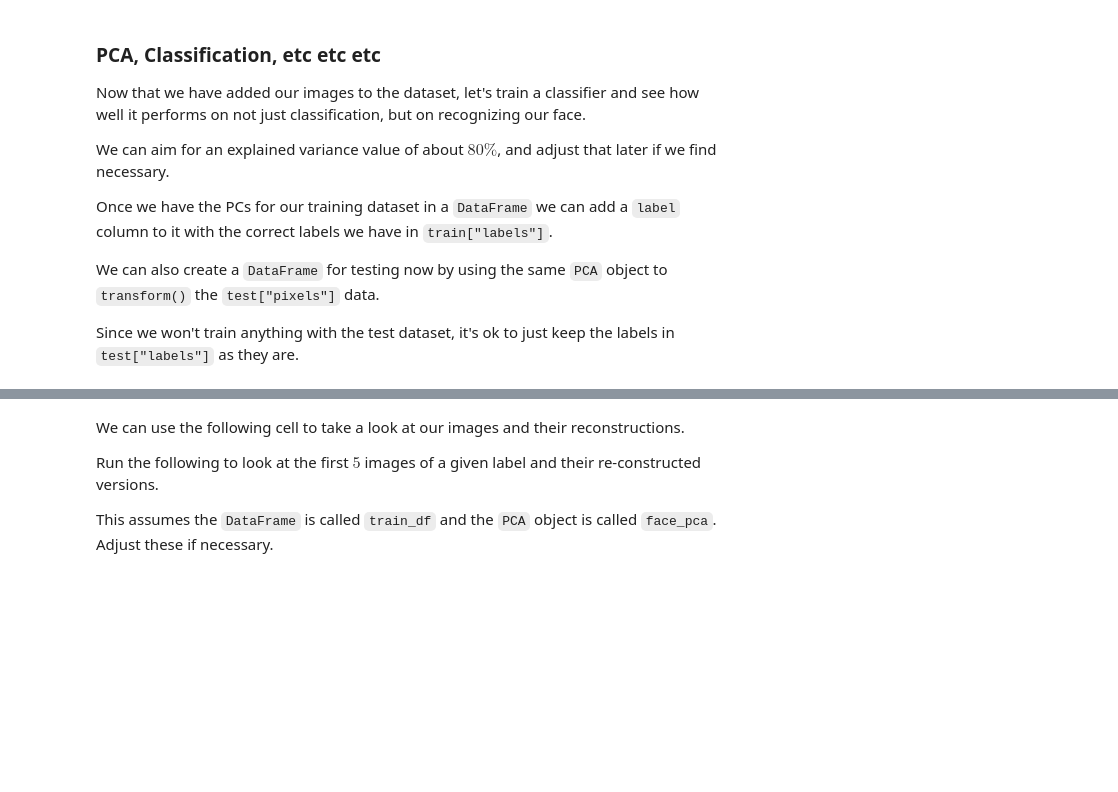
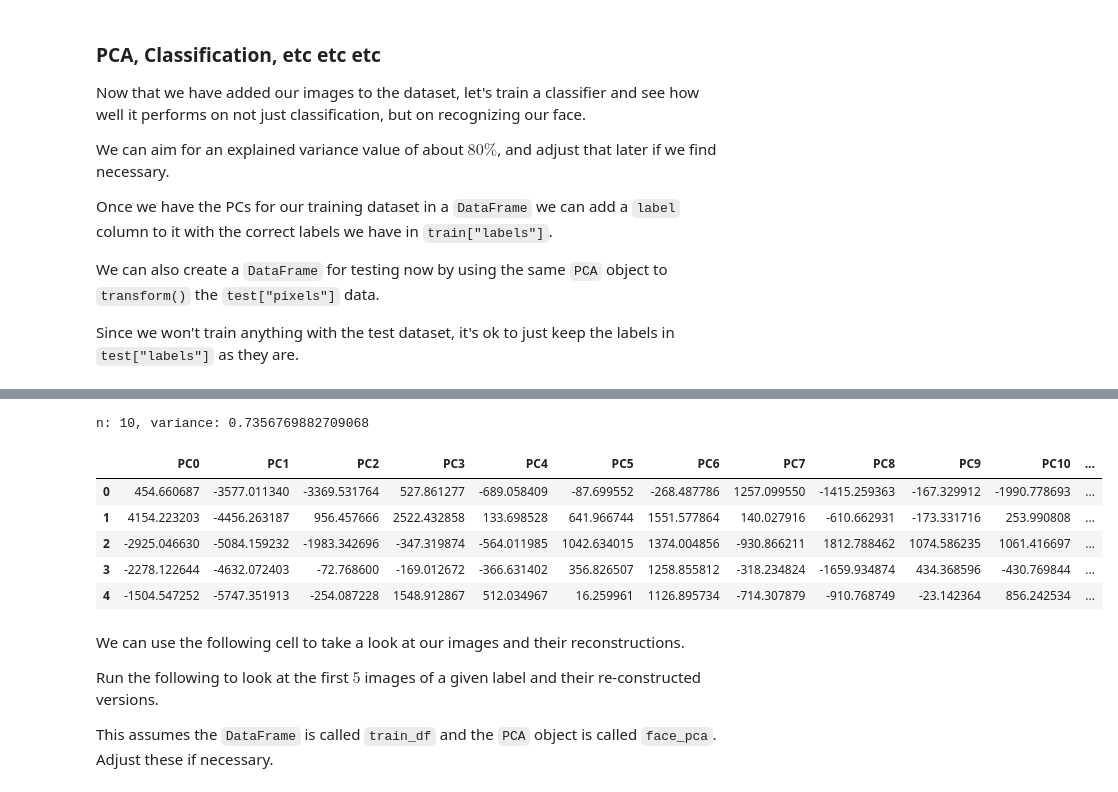
Before and after one commit to idmmachinelearning-ms/HW10, a Jupyter notebook: HW10.ipynb, the cells around one changed output, grey strips where cells are left out. Drawn from its saved outputs; the diff is of its cells as text; code cells hidden in the pictures; blank space fills up the shorter version.

```diff
--- a/HW10.ipynb
+++ b/HW10.ipynb
@@ -240,3 +204,34 @@ TypeError: list indices must be integers or slices, not str
+# %%
+# TODO: reload the dataset, now with our images
+train, test = LFWUtils.train_test_split(0.5)
+
+# TODO: create PCA, fit and transform train data
+train_df = pd.DataFrame(train)
+train_PCA = PCA(n_components=20)
+pixel_data = list(train_df["pixels"])
+
+train_PCA_df = train_PCA.fit_transform(pixel_data)
+
+# TODO: check PCA captured variance
+train_PCA.explained_variance()
+print("n: 10, variance:", train_PCA.explained_variance())
+display(train_PCA_df.head()[:5])
+
+# TODO: prepare DataFrame for training (add label column)
+train_PCA_df["label"] = train_df["labels"]
+
+# TODO: create the test DataFrame by running PCA on the test data
+test_df = pd.DataFrame(test)
+test_pixel_data = list(test_df["pixels"])
+test_PCA_df = train_PCA.fit_transform(test_pixel_data)
+# %% [output]
+n: 10, variance: 0.7356769882709068
+|  | PC0 | PC1 | PC2 | PC3 | PC4 | PC5 | PC6 | PC7 | PC8 | PC9 | PC10 | ... |
+| 0 | 454.660687 | -3577.011340 | -3369.531764 | 527.861277 | -689.058409 | -87.699552 | -268.487786 | 1257.099550 | -1415.259363 | -167.329912 | -1990.778693 | ... |
+| 1 | 4154.223203 | -4456.263187 | 956.457666 | 2522.432858 | 133.698528 | 641.966744 | 1551.577864 | 140.027916 | -610.662931 | -173.331716 | 253.990808 | ... |
+| 2 | -2925.046630 | -5084.159232 | -1983.342696 | -347.319874 | -564.011985 | 1042.634015 | 1374.004856 | -930.866211 | 1812.788462 | 1074.586235 | 1061.416697 | ... |
+| 3 | -2278.122644 | -4632.072403 | -72.768600 | -169.012672 | -366.631402 | 356.826507 | 1258.855812 | -318.234824 | -1659.934874 | 434.368596 | -430.769844 | ... |
+| 4 | -1504.547252 | -5747.351913 | -254.087228 | 1548.912867 | 512.034967 | 16.259961 | 1126.895734 | -714.307879 | -910.768749 | -23.142364 | 856.242534 | ... |
 # %% [markdown]
 We can use the following cell to take a look at our images and their reconstructions.
 
```
Also changed, not shown: parts of 22 cells of this notebook.
